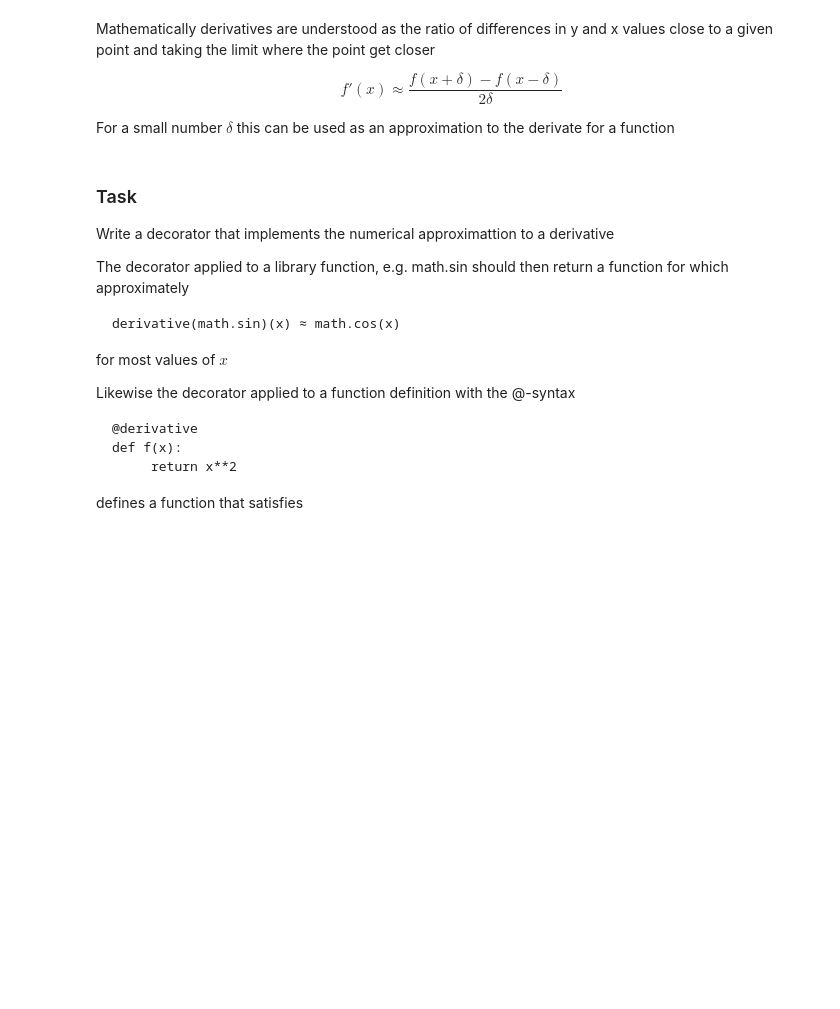
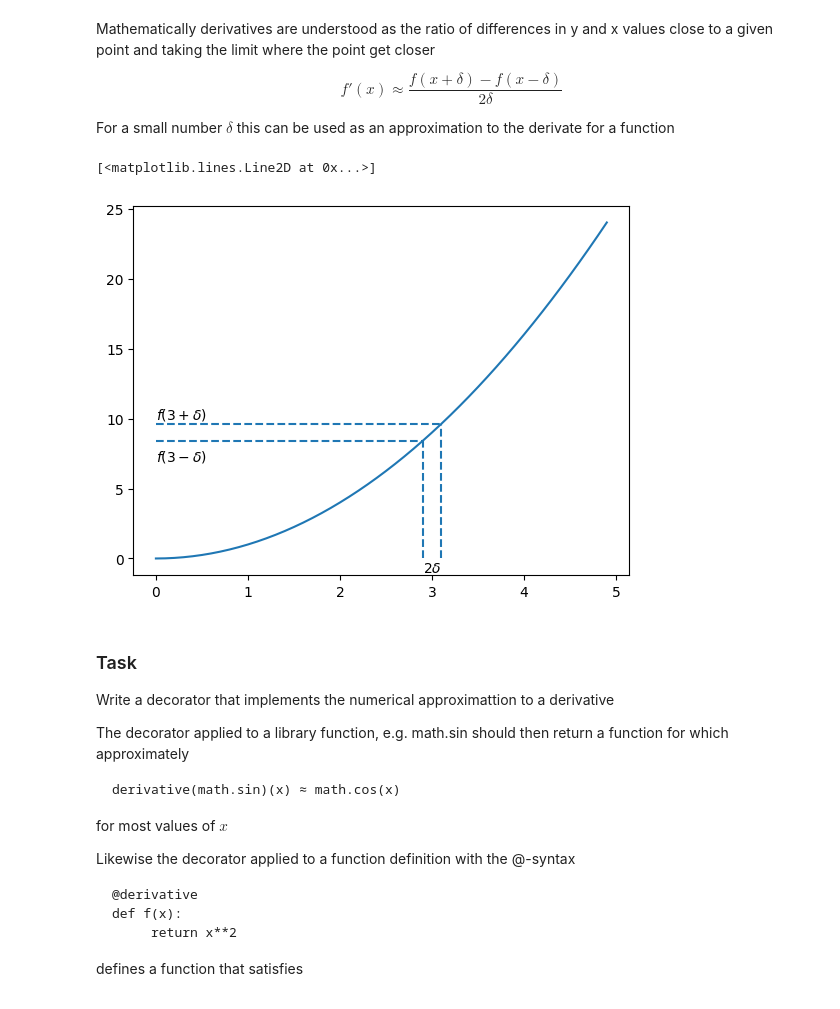
Before and after one commit to bb1000/exams, a Jupyter notebook: tenta-200605.ipynb, the cells around one changed output. Drawn from its saved outputs; the diff is of its cells as text; code cells hidden in the pictures; blank space fills up the shorter version.

```diff
--- a/tenta-200605.ipynb
+++ b/tenta-200605.ipynb
@@ -161,18 +211,21 @@ For a small number $\delta$ this can be used as an approximation to the derivate
 # %%
 delta = 0.1
 
 plt.vlines(x0-delta, 0, f(x0-delta), linestyle='dashed')
 plt.vlines(x0+delta, 0, f(x0+delta), linestyle='dashed')
 plt.hlines(f(x0-delta), 0, x0-delta, linestyle='dashed')
 plt.hlines(f(x0+delta), 0, x0+delta, linestyle='dashed')
 
-plt.text(2.9, -1, '$2\delta$')
-plt.text(0, 10, '$f(3 + \delta)$')
-plt.text(0, 7, '$f(3 -\delta)$')
+plt.text(2.9, -1, r'$2\delta$')
+plt.text(0, 10, r'$f(3 + \delta)$')
+plt.text(0, 7, r'$f(3 -\delta)$')
 
 
 plt.plot(x, f(x))
 #plt.plot(dx, f(dx))
+# %% [output]
+[<matplotlib.lines.Line2D at 0x...>]
+[figure, added]
 # %% [markdown]
 ### Task
 
```
Also changed, not shown: parts of 22 cells of this notebook, 3 other files.
